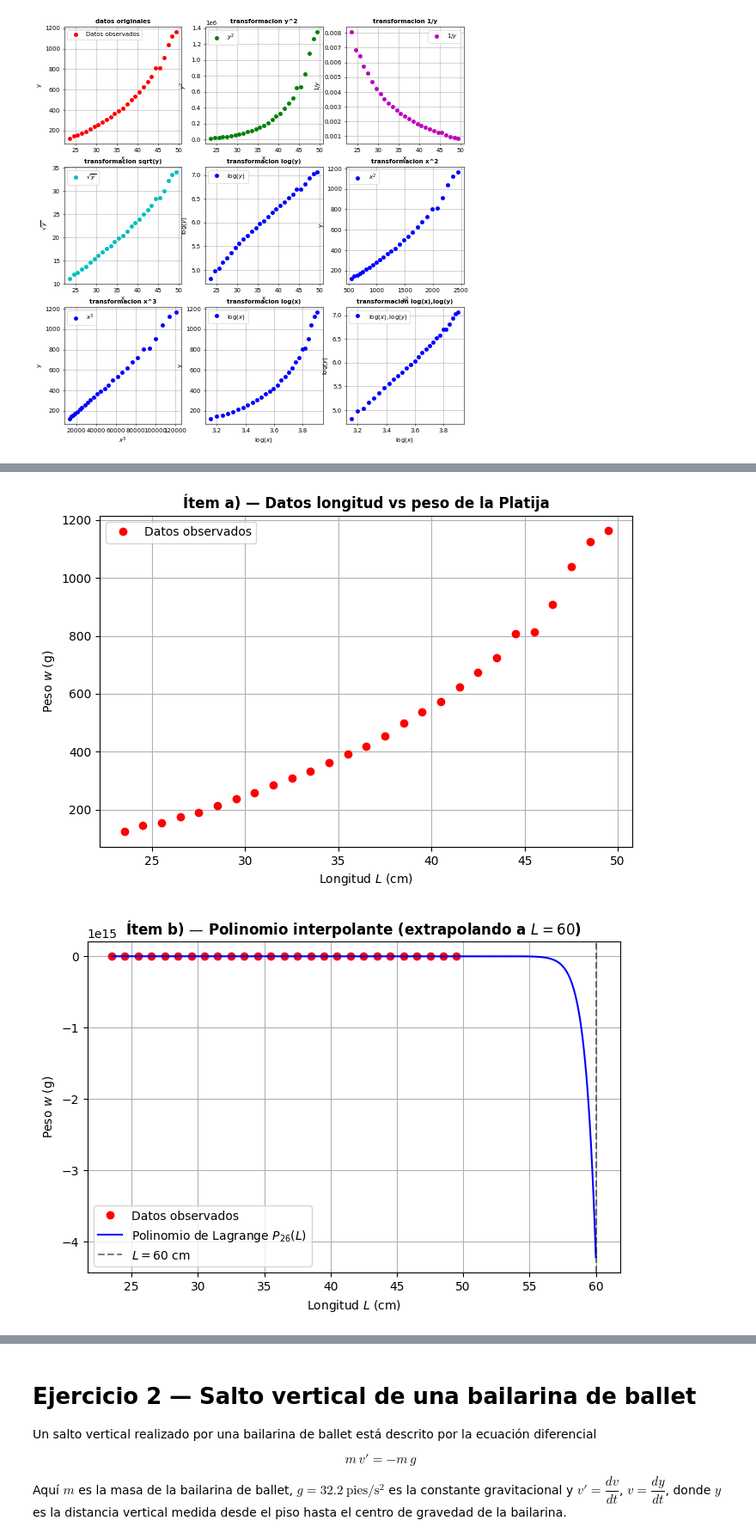
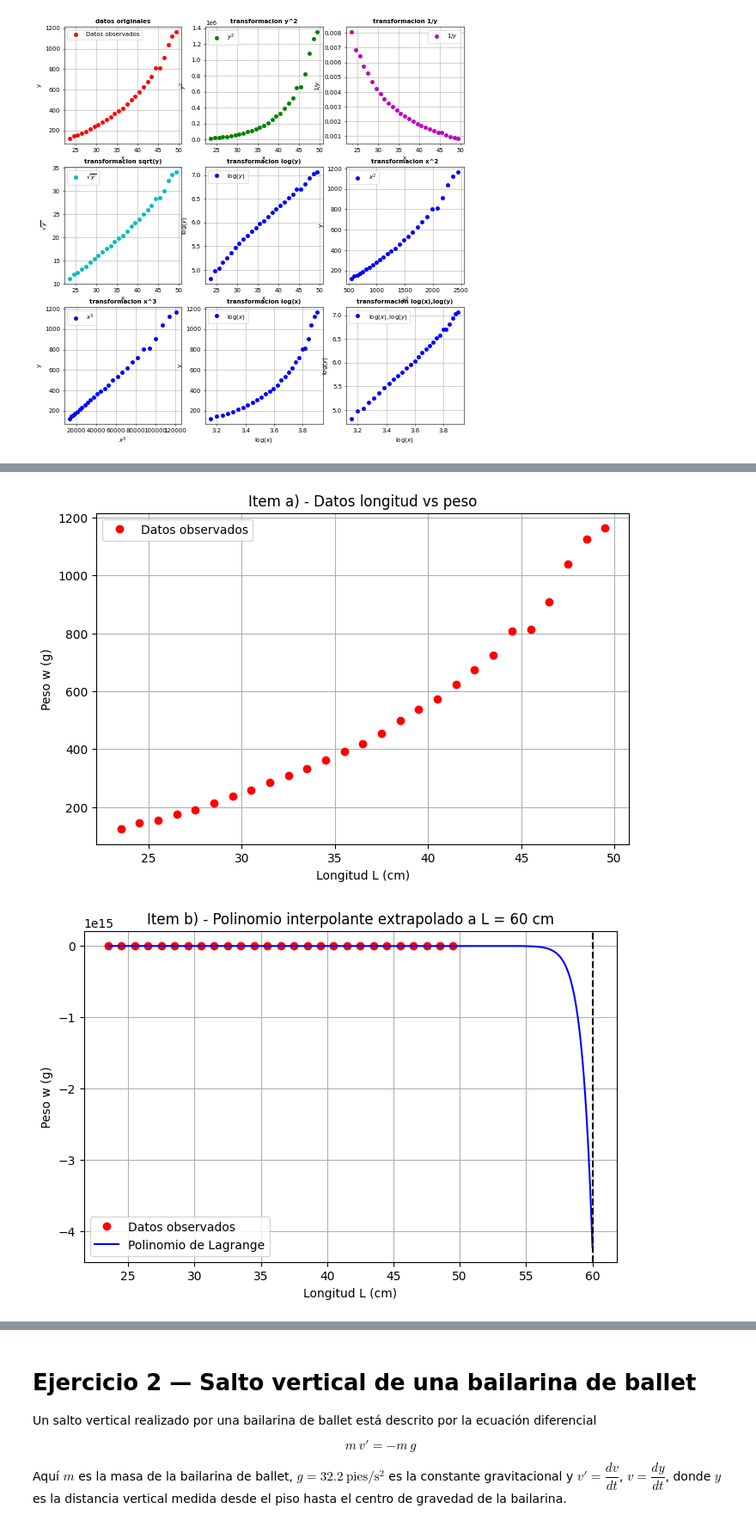
Before and after one commit to CodeNomad-01/AnalisisNumerico, a Jupyter notebook: taller2/Taller_2.ipynb, the cells around one changed output, grey strips where cells are left out. Shown at 86% size. Saved outputs shown, nothing was run; the diff lists cells and outputs as text; code cells hidden in the pictures.

```diff
--- a/taller2/Taller_2.ipynb
+++ b/taller2/Taller_2.ipynb
@@ -309,28 +116,30 @@ A continuación se reúnen, en figuras independientes, las gráficas asociadas a
 # %%
+# Grafica del item a)
 plt.figure(figsize=(8, 5))
 plt.plot(L_data, w_data, 'or', label='Datos observados')
-plt.title('Ítem a) — Datos longitud vs peso de la Platija', fontweight='bold')
-plt.xlabel('Longitud $L$ (cm)')
-plt.ylabel('Peso $w$ (g)')
-plt.grid()
+plt.title('Item a) - Datos longitud vs peso')
+plt.xlabel('Longitud L (cm)')
+plt.ylabel('Peso w (g)')
+plt.grid(True)
 plt.legend()
 plt.show()
 # %% [output]
-[figure, old version]
+[figure, new version]
 # %%
+# Grafica del item b)
 L_plot_b = np.linspace(L_data.min(), 60, 400)
 y_plot_b = np.array([float(P_func(Li)) for Li in L_plot_b])
 
 plt.figure(figsize=(8, 5))
 plt.plot(L_data, w_data, 'or', label='Datos observados')
-plt.plot(L_plot_b, y_plot_b, 'b-', label=r'Polinomio de Lagrange $P_{26}(L)$')
-plt.axvline(60, color='k', linestyle='--', alpha=0.5, label='$L = 60$ cm')
-plt.title('Ítem b) — Polinomio interpolante (extrapolando a $L=60$)', fontweight='bold')
-plt.xlabel('Longitud $L$ (cm)')
-plt.ylabel('Peso $w$ (g)')
-plt.grid()
+plt.plot(L_plot_b, y_plot_b, 'b-', label='Polinomio de Lagrange')
+plt.axvline(60, color='k', linestyle='--')
+plt.title('Item b) - Polinomio interpolante extrapolado a L = 60 cm')
+plt.xlabel('Longitud L (cm)')
+plt.ylabel('Peso w (g)')
+plt.grid(True)
 plt.legend()
 plt.show()
 # %% [output]
-[figure, old version]
+[figure, new version]
 # %%
```
Also changed, not shown: parts of 18 cells of this notebook.
